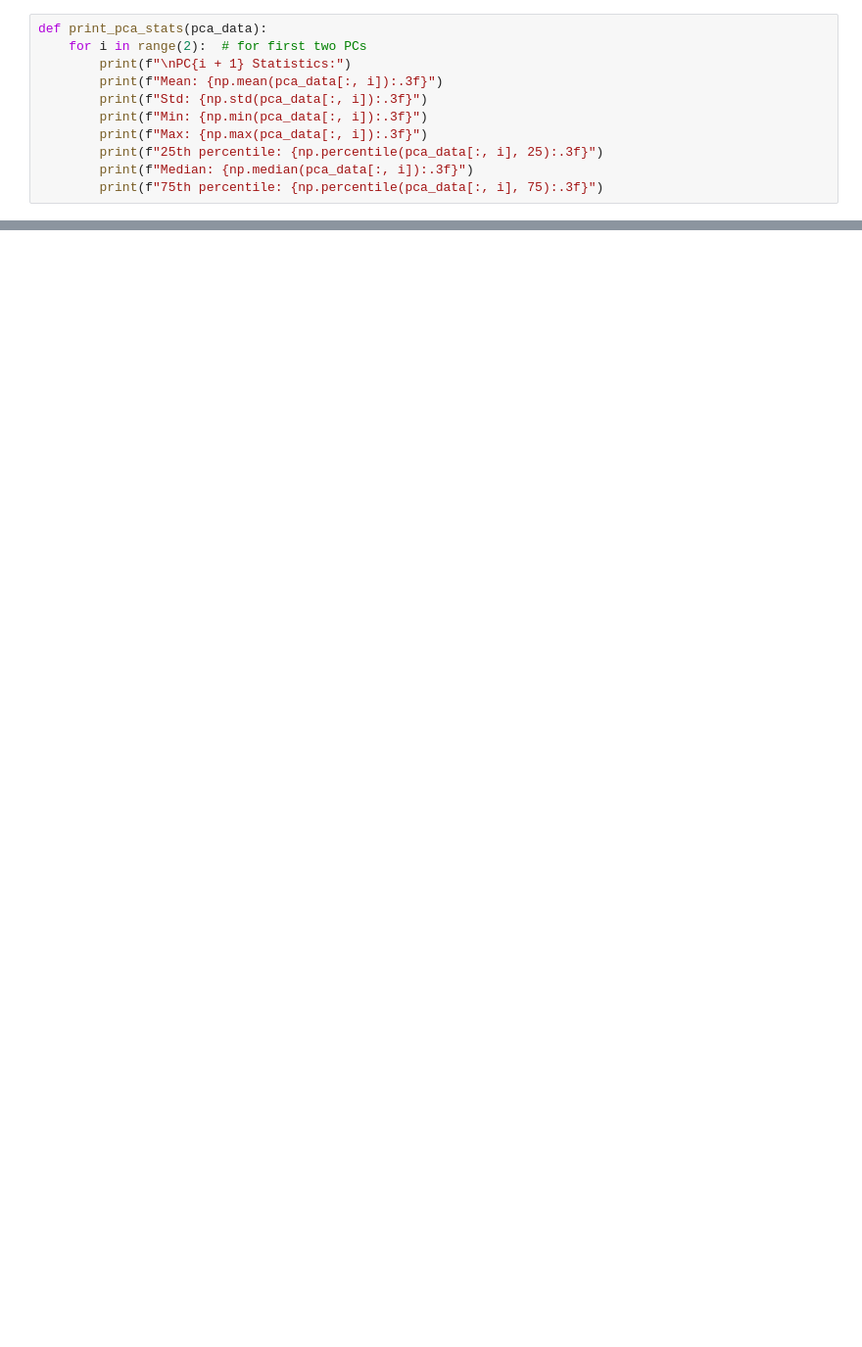
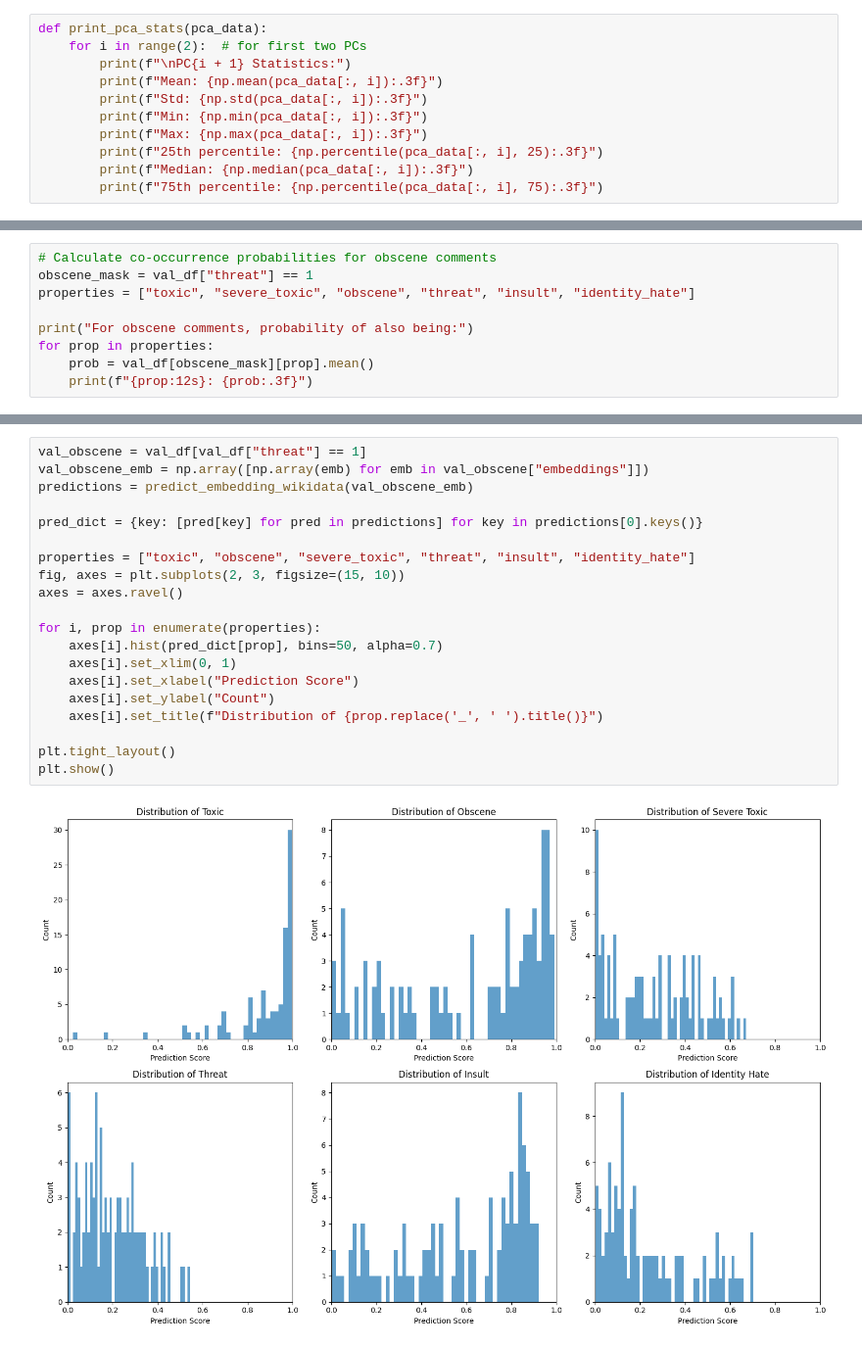
Before and after one commit to nishtahir/text-embeddings-decomposition, a Jupyter notebook: notebooks/decomposition_pos_3_way_removal.ipynb, the cells around one changed output, grey strips where cells are left out. Shown: that part at 98% size. Drawn from its saved outputs; the diff is of its cells as text; blank space fills up the shorter version.

```diff
--- a/notebooks/decomposition_pos_3_way_removal.ipynb
+++ b/notebooks/decomposition_pos_3_way_removal.ipynb
@@ -348,0 +177,9 @@ plt.show()
+# %%
+# Calculate co-occurrence probabilities for obscene comments
+obscene_mask = val_df["threat"] == 1
+properties = ["toxic", "severe_toxic", "obscene", "threat", "insult", "identity_hate"]
+
+print("For obscene comments, probability of also being:")
+for prop in properties:
+    prob = val_df[obscene_mask][prop].mean()
+    print(f"{prop:12s}: {prob:.3f}")
@@ -348,0 +194,22 @@ plt.show()
+# %%
+val_obscene = val_df[val_df["threat"] == 1]
+val_obscene_emb = np.array([np.array(emb) for emb in val_obscene["embeddings"]])
+predictions = predict_embedding_wikidata(val_obscene_emb)
+
+pred_dict = {key: [pred[key] for pred in predictions] for key in predictions[0].keys()}
+
+properties = ["toxic", "obscene", "severe_toxic", "threat", "insult", "identity_hate"]
+fig, axes = plt.subplots(2, 3, figsize=(15, 10))
+axes = axes.ravel()
+
+for i, prop in enumerate(properties):
+    axes[i].hist(pred_dict[prop], bins=50, alpha=0.7)
+    axes[i].set_xlim(0, 1)
+    axes[i].set_xlabel("Prediction Score")
+    axes[i].set_ylabel("Count")
+    axes[i].set_title(f"Distribution of {prop.replace('_', ' ').title()}")
+
+plt.tight_layout()
+plt.show()
+# %% [output]
+[figure, added]
```
Also changed, not shown: parts of 24 cells of this notebook, 4 other files.
